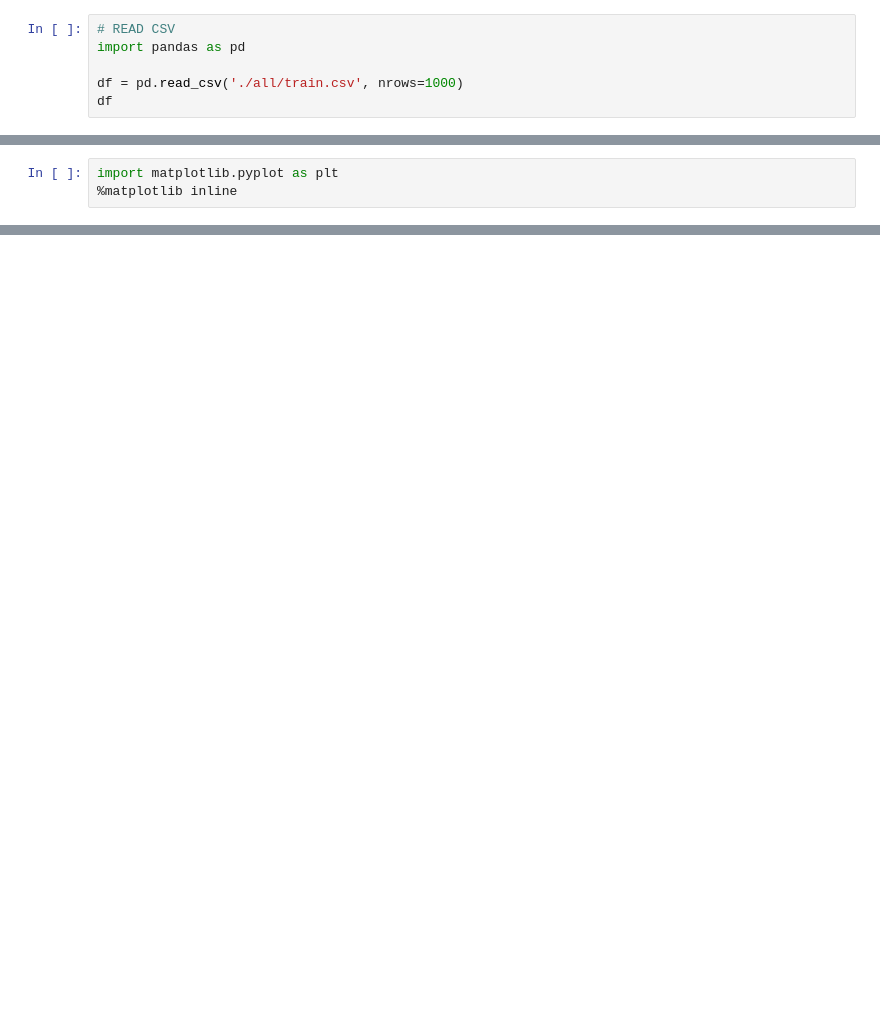
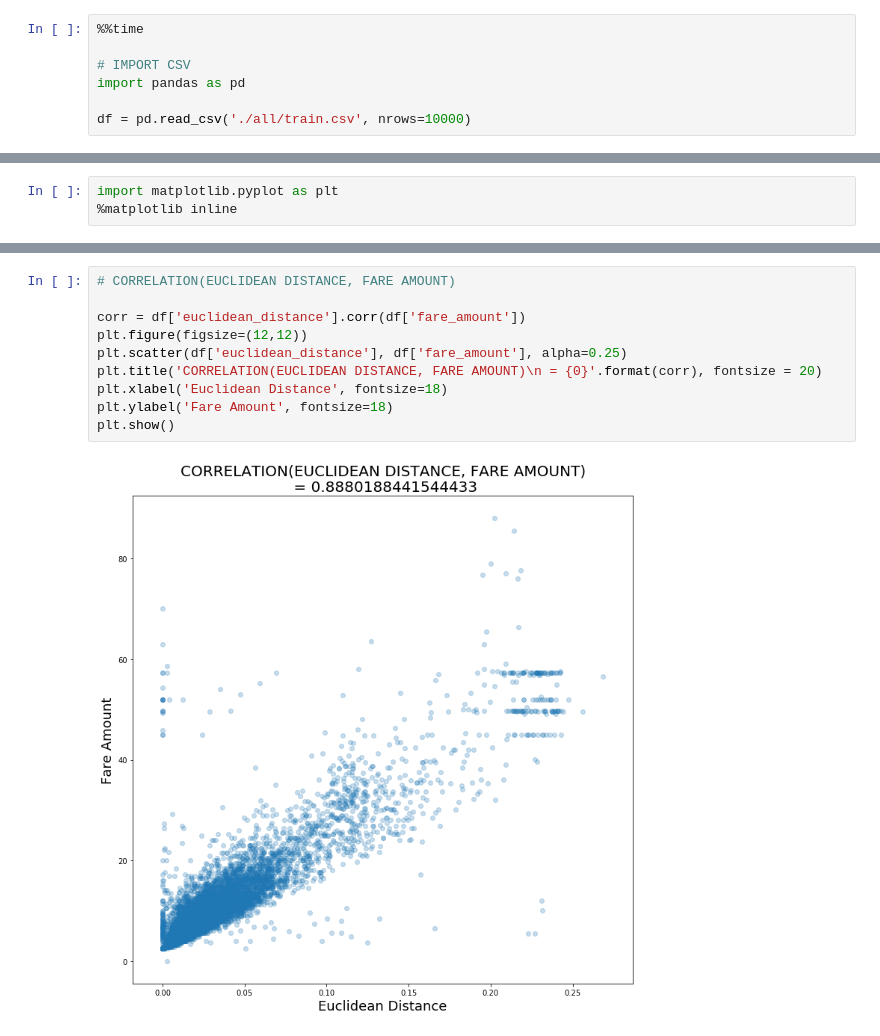
Before and after one commit to milto-github/kaggle-nyc-taxi, a Jupyter notebook: notebook.ipynb, the cells around one changed output, grey strips where cells are left out. Saved outputs shown, nothing was run; the diff lists cells and outputs as text; blank space fills up the shorter version.

```diff
--- a/notebook.ipynb
+++ b/notebook.ipynb
@@ -1,7 +1,8 @@
 # %%
-# READ CSV
+%%time
+
+# IMPORT CSV
 import pandas as pd
 
-df = pd.read_csv('./all/train.csv', nrows=1000)
-df
+df = pd.read_csv('./all/train.csv', nrows=10000)
 # %% [output]
@@ -113,0 +92,12 @@ plt.plot(x, y)
+# %%
+# CORRELATION(EUCLIDEAN DISTANCE, FARE AMOUNT)
+
+corr = df['euclidean_distance'].corr(df['fare_amount'])
+plt.figure(figsize=(12,12))
+plt.scatter(df['euclidean_distance'], df['fare_amount'], alpha=0.25)
+plt.title('CORRELATION(EUCLIDEAN DISTANCE, FARE AMOUNT)\n = {0}'.format(corr), fontsize = 20)
+plt.xlabel('Euclidean Distance', fontsize=18)
+plt.ylabel('Fare Amount', fontsize=18)
+plt.show()
+# %% [output]
+[figure, added]
```
Also changed, not shown: parts of 18 cells of this notebook.
